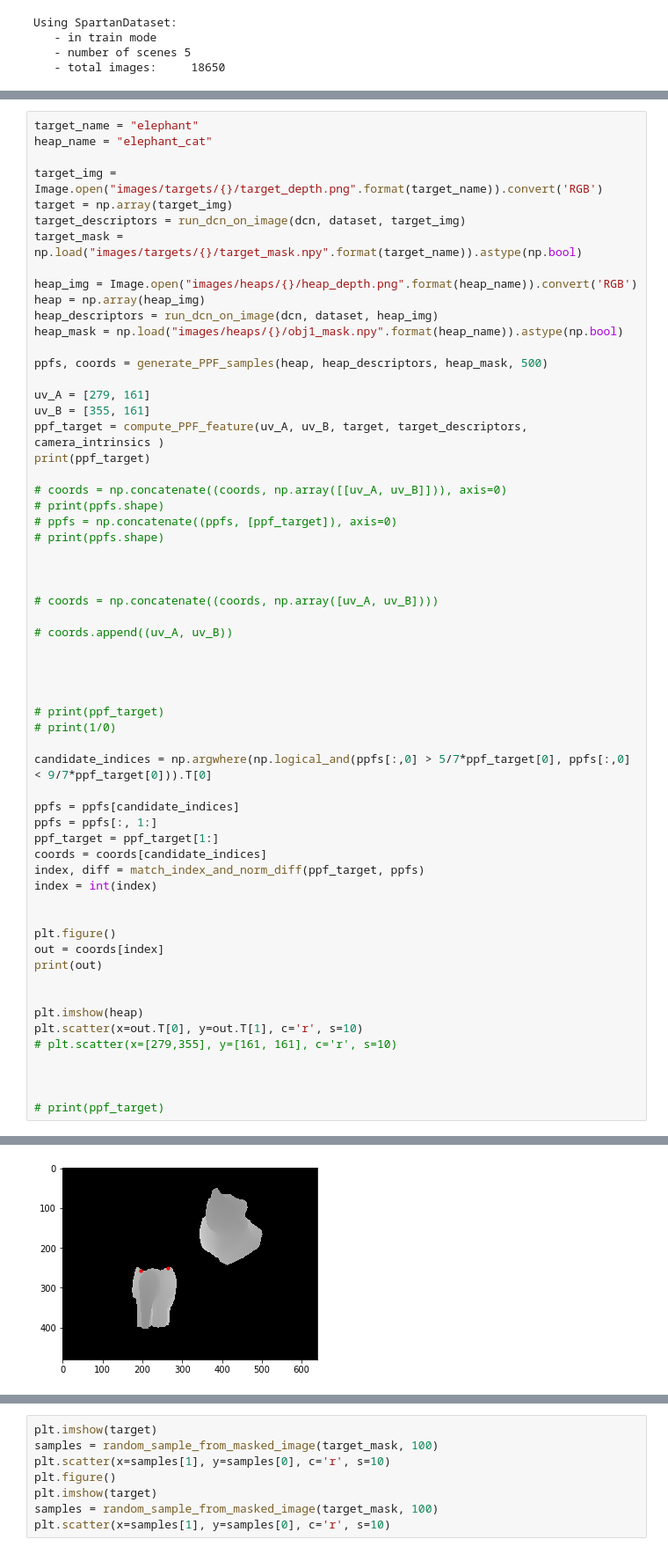
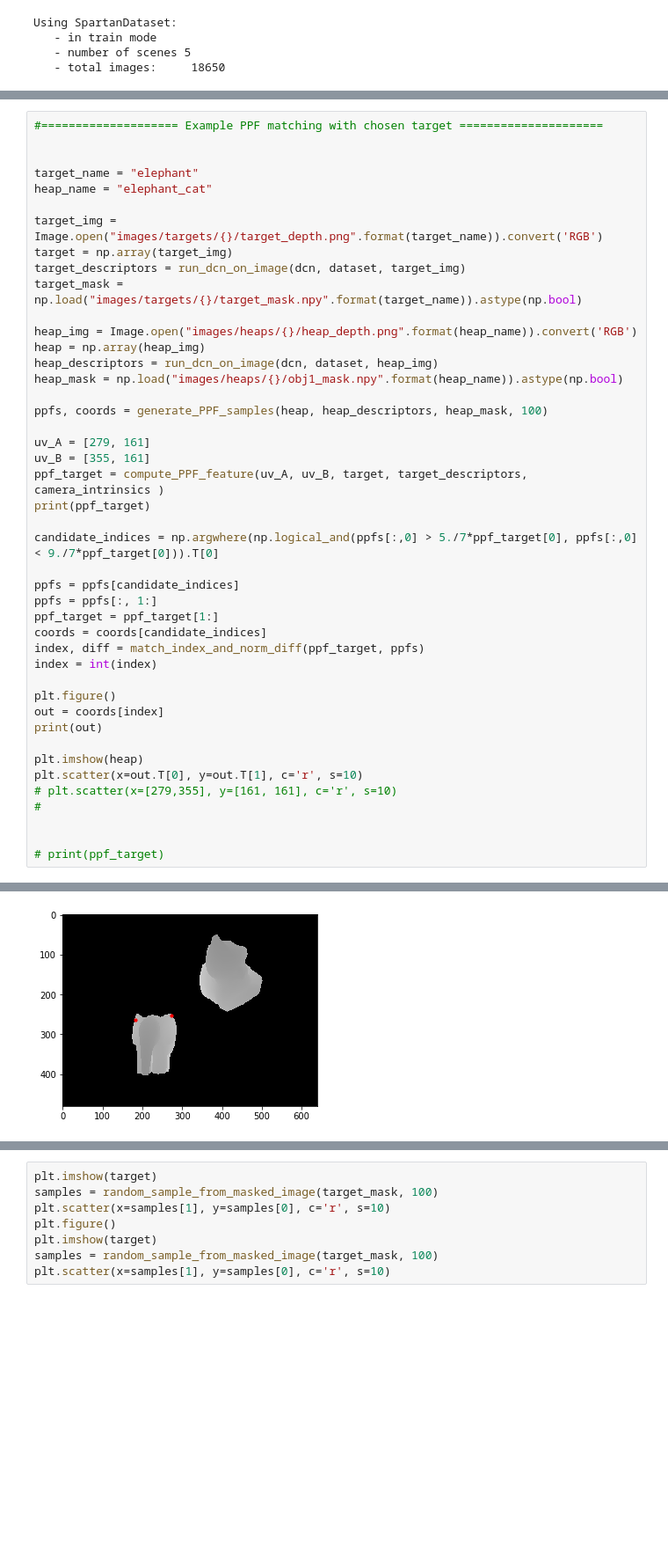
Before and after one commit to dtseng/pytorch-dense-correspondence, a Jupyter notebook: dense_correspondence/experiments/mech_search/simple_orb_correspondence.ipynb, the cells around one changed output, grey strips where cells are left out. Shown at 88% size. Cells and saved outputs as stored; diff of their text form; blank space fills up the shorter version.

Commit message:
ppf matching sort of works

```diff
--- a/dense_correspondence/experiments/mech_search/simple_orb_correspondence.ipynb
+++ b/dense_correspondence/experiments/mech_search/simple_orb_correspondence.ipynb
@@ -317,4 +393,7 @@ Using SpartanDataset:
 # %%
+#==================== Example PPF matching with chosen target =====================
+
+
 target_name = "elephant"
 heap_name = "elephant_cat"
 
@@ -328,31 +407,14 @@ heap = np.array(heap_img)
 heap_descriptors = run_dcn_on_image(dcn, dataset, heap_img)
 heap_mask = np.load("images/heaps/{}/obj1_mask.npy".format(heap_name)).astype(np.bool)
 
-ppfs, coords = generate_PPF_samples(heap, heap_descriptors, heap_mask, 500)
+ppfs, coords = generate_PPF_samples(heap, heap_descriptors, heap_mask, 100)
 
 uv_A = [279, 161]
 uv_B = [355, 161]
 ppf_target = compute_PPF_feature(uv_A, uv_B, target, target_descriptors, camera_intrinsics )
 print(ppf_target)
 
-# coords = np.concatenate((coords, np.array([[uv_A, uv_B]])), axis=0)
-# print(ppfs.shape)
-# ppfs = np.concatenate((ppfs, [ppf_target]), axis=0)
-# print(ppfs.shape)
-
-
-
-# coords = np.concatenate((coords, np.array([uv_A, uv_B])))
-
-# coords.append((uv_A, uv_B))
-
-
-
-
-# print(ppf_target)
-# print(1/0)
-
-candidate_indices = np.argwhere(np.logical_and(ppfs[:,0] > 5/7*ppf_target[0], ppfs[:,0] < 9/7*ppf_target[0])).T[0]
+candidate_indices = np.argwhere(np.logical_and(ppfs[:,0] > 5./7*ppf_target[0], ppfs[:,0] < 9./7*ppf_target[0])).T[0]
 
 ppfs = ppfs[candidate_indices]
 ppfs = ppfs[:, 1:]
@@ -361,16 +423,14 @@ coords = coords[candidate_indices]
 index, diff = match_index_and_norm_diff(ppf_target, ppfs)
 index = int(index)
 
-
 plt.figure()
 out = coords[index]
 print(out)
 
-
 plt.imshow(heap)
 plt.scatter(x=out.T[0], y=out.T[1], c='r', s=10)
 # plt.scatter(x=[279,355], y=[161, 161], c='r', s=10)
-
+#
 
 
 # print(ppf_target)
@@ -385,2 +455,2 @@ normalizing descriptor norm
 <matplotlib.collections.PathCollection at 0x...>
-[figure, old version]
+[figure, new version]
```
Also changed, not shown: parts of 10 cells of this notebook.
